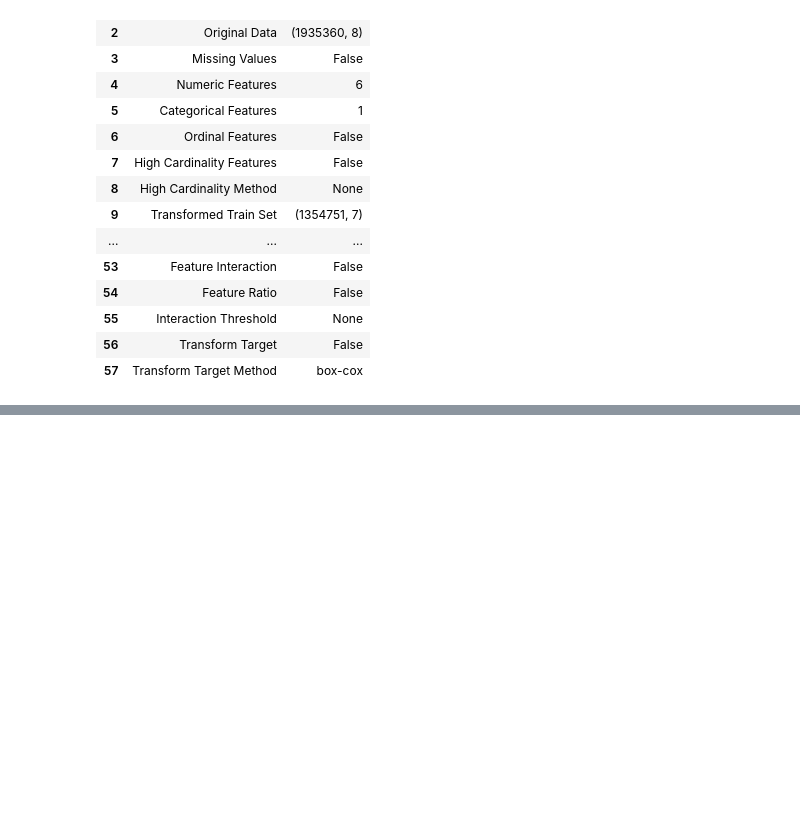
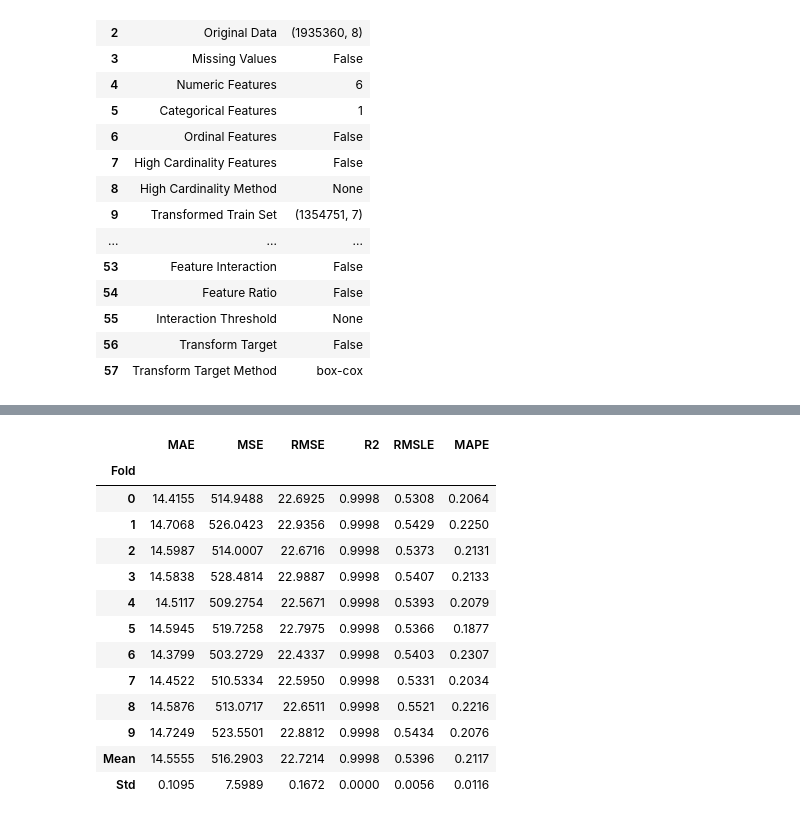
Before and after one commit to johnwslee/Data_Science_Libraries, a Jupyter notebook: PyCaret/Extrucal_ML_test/PyCaret_test_using_extrucal_machine-learning.ipynb, the cells around one changed output, grey strips where cells are left out. Saved outputs shown, nothing was run; the diff lists cells and outputs as text; code cells hidden in the pictures; blank space fills up the shorter version.

Commit message:
Evaluates ML models trained by PyCaret using extrucal

```diff
--- a/PyCaret/Extrucal_ML_test/PyCaret_test_using_extrucal_machine-learning.ipynb
+++ b/PyCaret/Extrucal_ML_test/PyCaret_test_using_extrucal_machine-learning.ipynb
@@ -187,3 +187,22 @@ model = compare_models(n_select = 1)
 | par | Passive Aggressive Regressor | 1081.3951 | 2232375.7627 | 1439.2077 | 0.1684 | 2.9444 | 166.9450 | 2.6410 |
 | llar | Lasso Least Angle Regression | 1052.0933 | 2679935.9353 | 1637.0266 | -0.0000 | 2.9784 | 109.3441 | 0.0830 |
 | dummy | Dummy Regressor | 1052.0933 | 2679935.8750 | 1637.0266 | -0.0000 | 2.9784 | 109.3441 | 0.0780 |
+# %%
+# Model Optimization
+
+tuned_model = tune_model(model)
+# %% [output]
+|  | MAE | MSE | RMSE | R2 | RMSLE | MAPE |
+| Fold |  |  |  |  |  |  |
+| 0 | 14.4155 | 514.9488 | 22.6925 | 0.9998 | 0.5308 | 0.2064 |
+| 1 | 14.7068 | 526.0423 | 22.9356 | 0.9998 | 0.5429 | 0.2250 |
+| 2 | 14.5987 | 514.0007 | 22.6716 | 0.9998 | 0.5373 | 0.2131 |
+| 3 | 14.5838 | 528.4814 | 22.9887 | 0.9998 | 0.5407 | 0.2133 |
+| 4 | 14.5117 | 509.2754 | 22.5671 | 0.9998 | 0.5393 | 0.2079 |
+| 5 | 14.5945 | 519.7258 | 22.7975 | 0.9998 | 0.5366 | 0.1877 |
+| 6 | 14.3799 | 503.2729 | 22.4337 | 0.9998 | 0.5403 | 0.2307 |
+| 7 | 14.4522 | 510.5334 | 22.5950 | 0.9998 | 0.5331 | 0.2034 |
+| 8 | 14.5876 | 513.0717 | 22.6511 | 0.9998 | 0.5521 | 0.2216 |
+| 9 | 14.7249 | 523.5501 | 22.8812 | 0.9998 | 0.5434 | 0.2076 |
+| Mean | 14.5555 | 516.2903 | 22.7214 | 0.9998 | 0.5396 | 0.2117 |
+| Std | 0.1095 | 7.5989 | 0.1672 | 0.0000 | 0.0056 | 0.0116 |
```
Also changed, not shown: parts of 1 cell of this notebook, 2 other files.
